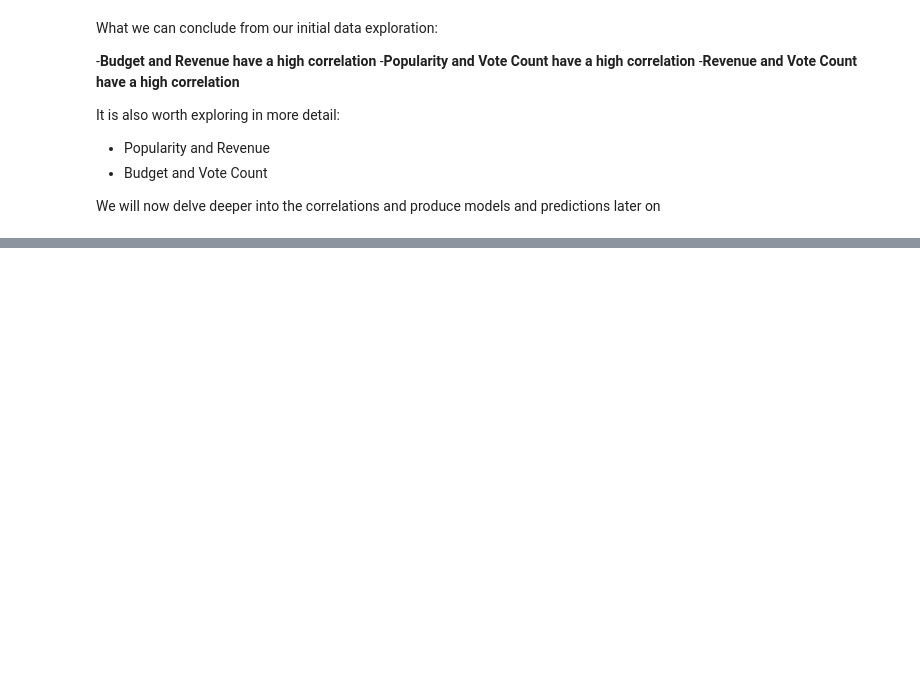
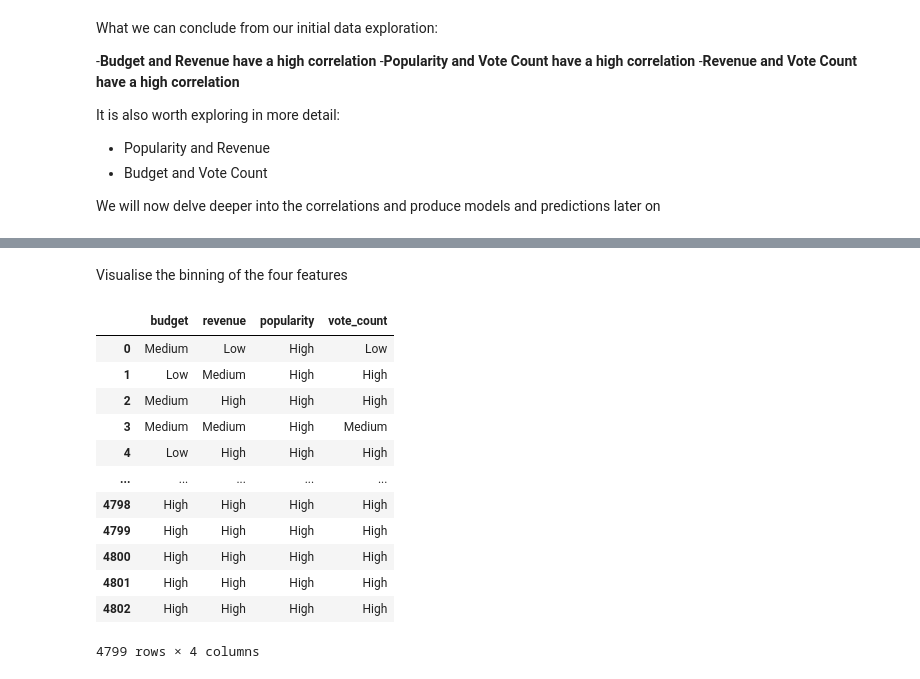
Before and after one commit to ziyadsaf/movie-success-prediction, a Jupyter notebook: movie_prediction_project.ipynb, the cells around one changed output, grey strips where cells are left out. Cells and saved outputs as stored; diff of their text form; code cells hidden in the pictures; blank space fills up the shorter version.

```diff
--- a/movie_prediction_project.ipynb
+++ b/movie_prediction_project.ipynb
@@ -452,0 +553,18 @@ We will now delve deeper into the correlations and produce models and prediction
+# %% [markdown]
+Visualise the binning of the four features
+# %%
+movies[['budget','revenue','popularity','vote_count']]
+# %% [output]
+|  | budget | revenue | popularity | vote_count |
+| 0 | Medium | Low | High | Low |
+| 1 | Low | Medium | High | High |
+| 2 | Medium | High | High | High |
+| 3 | Medium | Medium | High | Medium |
+| 4 | Low | High | High | High |
+| ... | ... | ... | ... | ... |
+| 4798 | High | High | High | High |
+| 4799 | High | High | High | High |
+| 4800 | High | High | High | High |
+| 4801 | High | High | High | High |
+| 4802 | High | High | High | High |
+4799 rows × 4 columns
```
Also changed, not shown: parts of 28 cells of this notebook.
